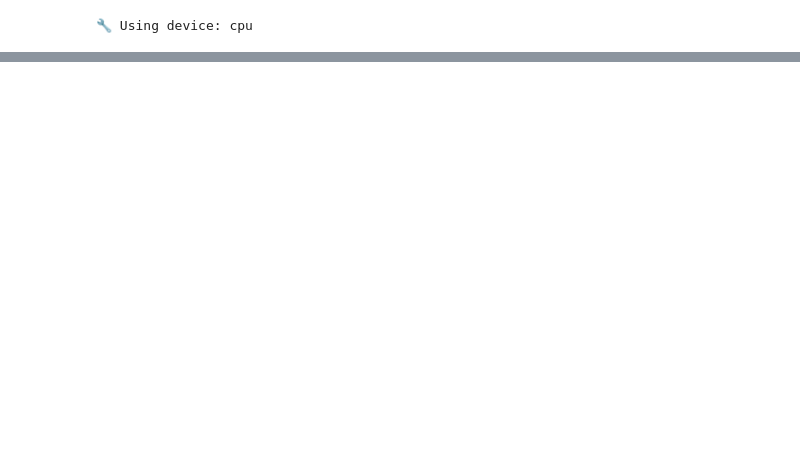
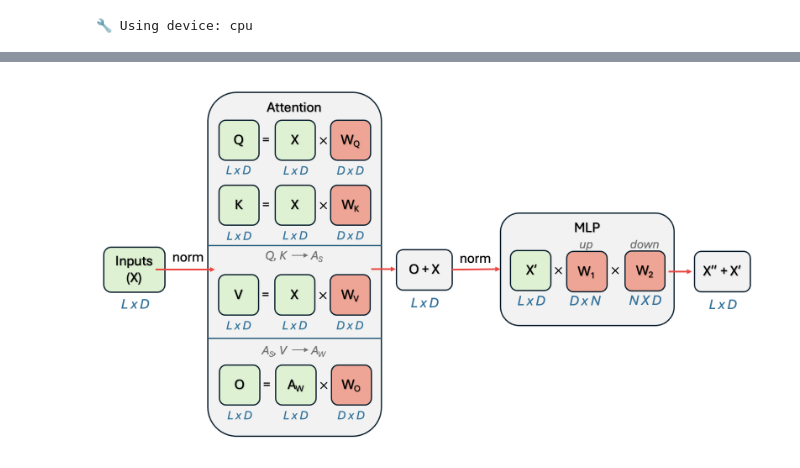
Before and after one commit to vanderbilt-data-science/foundational_MMA_workshop, a Jupyter notebook: PEFT_LoRA.ipynb, the cells around one changed output, grey strips where cells are left out. Saved outputs shown, nothing was run; the diff lists cells and outputs as text; code cells hidden in the pictures; blank space fills up the shorter version.

Commit message:
rename, add graphic

```diff
--- a/PEFT_LoRA.ipynb
+++ b/PEFT_LoRA.ipynb
@@ -299,0 +310,5 @@ Initial ΔW norm: 0.000000 (should be ~0)
+# %%
+from IPython.display import Image as iImage, display
+display(iImage("tutorial_images/transformer_layer_weights.png", width=1000))
+# %% [output]
+[figure, added]
```
Also changed, not shown: parts of 16 cells of this notebook.
